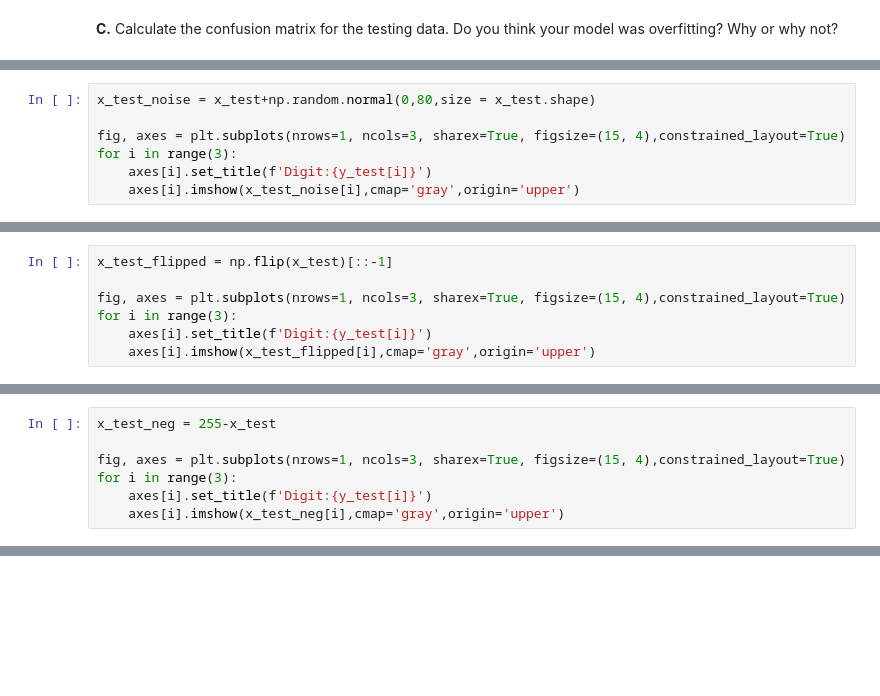
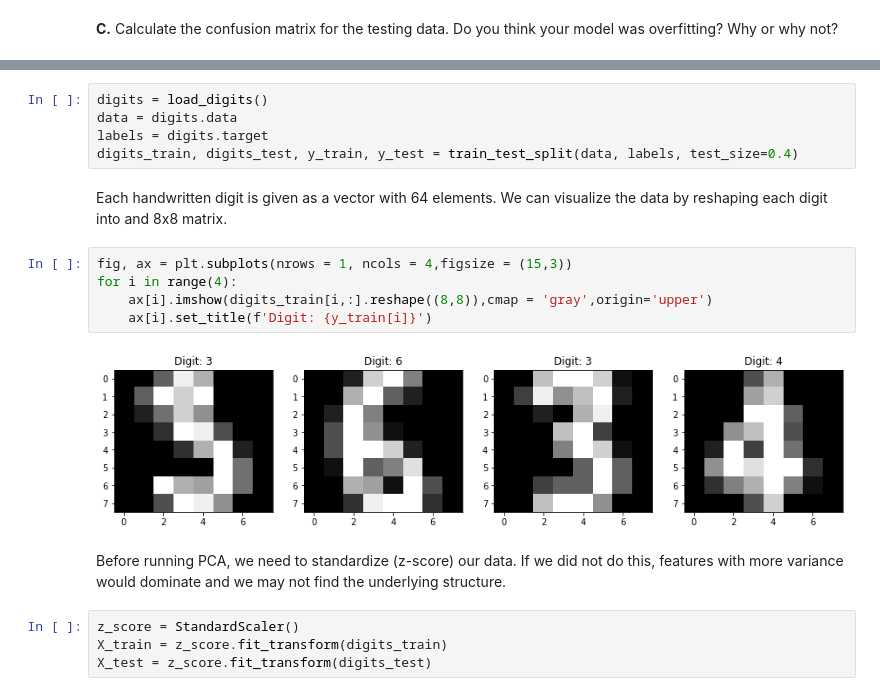
Before and after one commit to melizalab/comp-neurosci, a Jupyter notebook: 5-Machine-Learning.ipynb, the cells around one changed output, grey strips where cells are left out. Saved outputs shown, nothing was run; the diff lists cells and outputs as text; blank space fills up the shorter version.

```diff
--- a/5-Machine-Learning.ipynb
+++ b/5-Machine-Learning.ipynb
@@ -400,7 +301,0 @@ Below are the test images with additive Gaussian noise with a mean of 0 and vari
-# %%
-x_test_noise = x_test+np.random.normal(0,80,size = x_test.shape)
-
-fig, axes = plt.subplots(nrows=1, ncols=3, sharex=True, figsize=(15, 4),constrained_layout=True)
-for i in range(3):
-    axes[i].set_title(f'Digit:{y_test[i]}')
-    axes[i].imshow(x_test_noise[i],cmap='gray',origin='upper')
@@ -415,7 +301,0 @@ Below are the test digits flipped upside down.
-# %%
-x_test_flipped = np.flip(x_test)[::-1]
-
-fig, axes = plt.subplots(nrows=1, ncols=3, sharex=True, figsize=(15, 4),constrained_layout=True)
-for i in range(3):
-    axes[i].set_title(f'Digit:{y_test[i]}')
-    axes[i].imshow(x_test_flipped[i],cmap='gray',origin='upper')
@@ -429,7 +301,0 @@ Below are the negatives of the test images. Since the digits are in grayscale, t
-# %%
-x_test_neg = 255-x_test
-
-fig, axes = plt.subplots(nrows=1, ncols=3, sharex=True, figsize=(15, 4),constrained_layout=True)
-for i in range(3):
-    axes[i].set_title(f'Digit:{y_test[i]}')
-    axes[i].imshow(x_test_neg[i],cmap='gray',origin='upper')
@@ -441,0 +310,20 @@ for i in range(3):
+# %%
+digits = load_digits()
+data = digits.data
+labels = digits.target
+digits_train, digits_test, y_train, y_test = train_test_split(data, labels, test_size=0.4)
+# %% [markdown]
+Each handwritten digit is given as a vector with 64 elements. We can visualize the data by reshaping each digit into and 8x8 matrix.
+# %%
+fig, ax = plt.subplots(nrows = 1, ncols = 4,figsize = (15,3))
+for i in range(4):
+    ax[i].imshow(digits_train[i,:].reshape((8,8)),cmap = 'gray',origin='upper')
+    ax[i].set_title(f'Digit: {y_train[i]}')
+# %% [output]
+[figure, added]
+# %% [markdown]
+Before running PCA, we need to standardize (z-score) our data. If we did not do this, features with more variance would dominate and we may not find the underlying structure.
+# %%
+z_score = StandardScaler()
+X_train = z_score.fit_transform(digits_train)
+X_test = z_score.fit_transform(digits_test)
```
Also changed, not shown: parts of 76 cells of this notebook.
